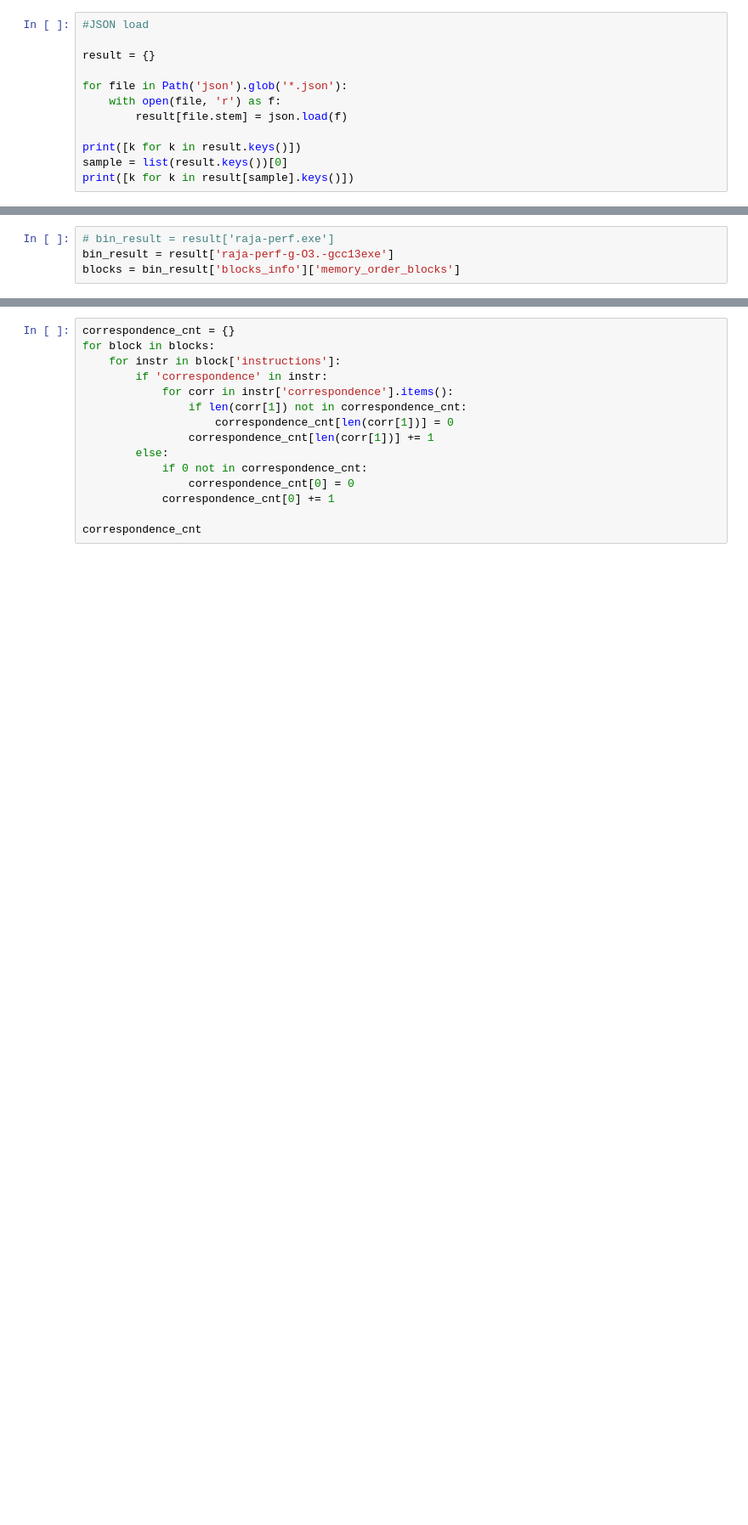
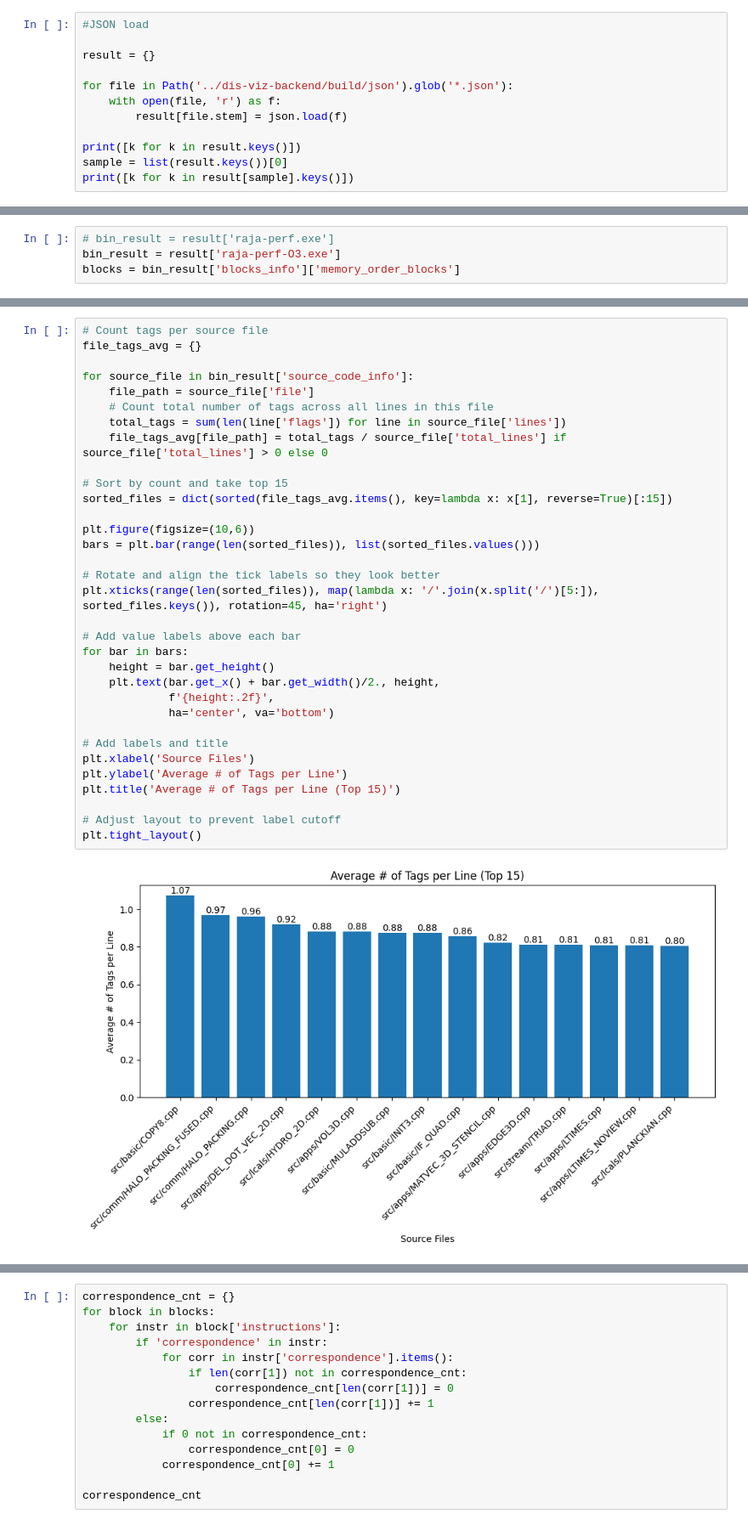
Before and after one commit to Prapti-044/dis-viz, a Jupyter notebook: analysis/main.ipynb, the cells around one changed output, grey strips where cells are left out. Shown at 85% size. Saved outputs shown, nothing was run; the diff lists cells and outputs as text; blank space fills up the shorter version.

```diff
--- a/analysis/main.ipynb
+++ b/analysis/main.ipynb
@@ -54,7 +35,7 @@ Failed to parse the translation unit.
 
 result = {}
 
-for file in Path('json').glob('*.json'):
+for file in Path('../dis-viz-backend/build/json').glob('*.json'):
     with open(file, 'r') as f:
         result[file.stem] = json.load(f)
 
@@ -67,4 +48,4 @@ print([k for k in result[sample].keys()])
 # %%
 # bin_result = result['raja-perf.exe']
-bin_result = result['raja-perf-g-O3.-gcc13exe']
+bin_result = result['raja-perf-O3.exe']
 blocks = bin_result['blocks_info']['memory_order_blocks']
@@ -72,0 +73,35 @@ KeyError: 'raja-perf-g-O3.-gcc13exe'
+# %%
+# Count tags per source file
+file_tags_avg = {}
+
+for source_file in bin_result['source_code_info']:
+    file_path = source_file['file']
+    # Count total number of tags across all lines in this file
+    total_tags = sum(len(line['flags']) for line in source_file['lines'])
+    file_tags_avg[file_path] = total_tags / source_file['total_lines'] if source_file['total_lines'] > 0 else 0
+
+# Sort by count and take top 15
+sorted_files = dict(sorted(file_tags_avg.items(), key=lambda x: x[1], reverse=True)[:15])
+
+plt.figure(figsize=(10,6))
+bars = plt.bar(range(len(sorted_files)), list(sorted_files.values()))
+
+# Rotate and align the tick labels so they look better
+plt.xticks(range(len(sorted_files)), map(lambda x: '/'.join(x.split('/')[5:]), sorted_files.keys()), rotation=45, ha='right')
+
+# Add value labels above each bar
+for bar in bars:
+    height = bar.get_height()
+    plt.text(bar.get_x() + bar.get_width()/2., height,
+             f'{height:.2f}',
+             ha='center', va='bottom')
+
+# Add labels and title
+plt.xlabel('Source Files')
+plt.ylabel('Average # of Tags per Line')
+plt.title('Average # of Tags per Line (Top 15)')
+
+# Adjust layout to prevent label cutoff
+plt.tight_layout()
+# %% [output]
+[figure, added]
```
Also changed, not shown: parts of 11 cells of this notebook, 9 other files.
